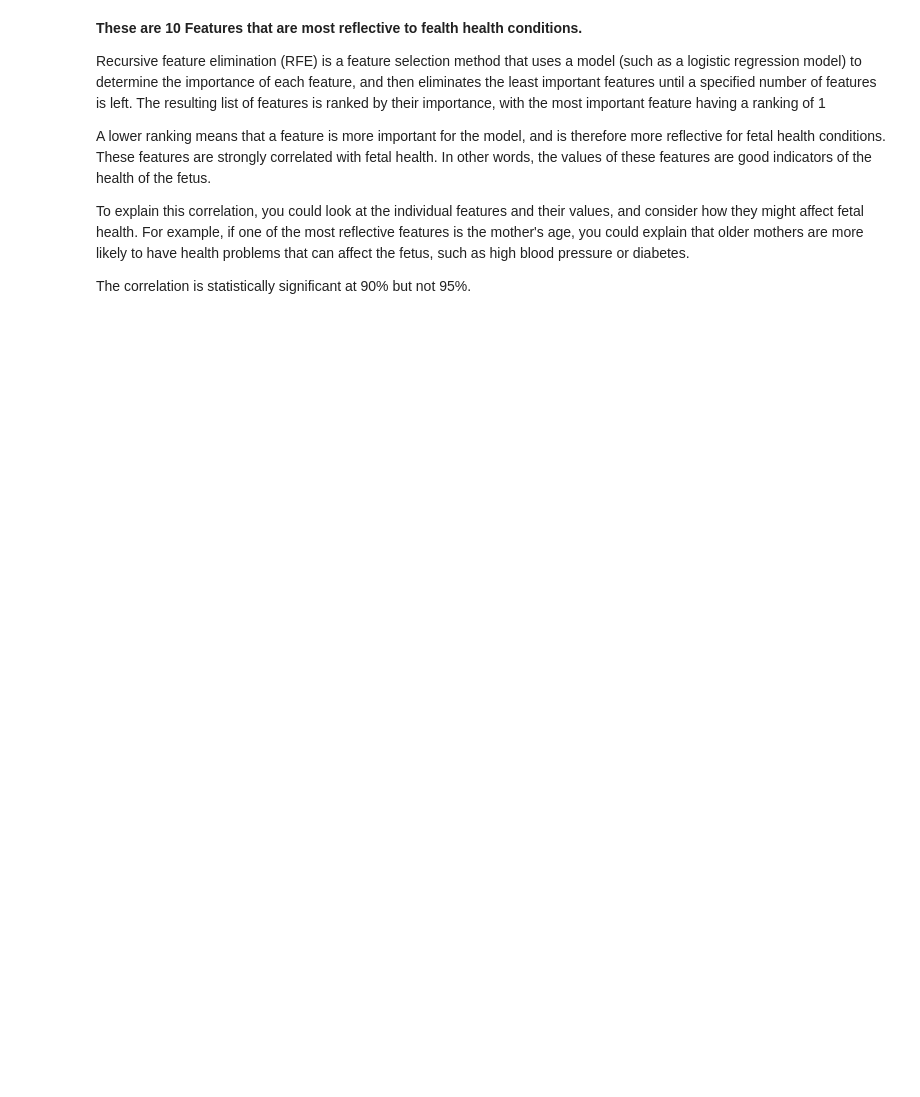
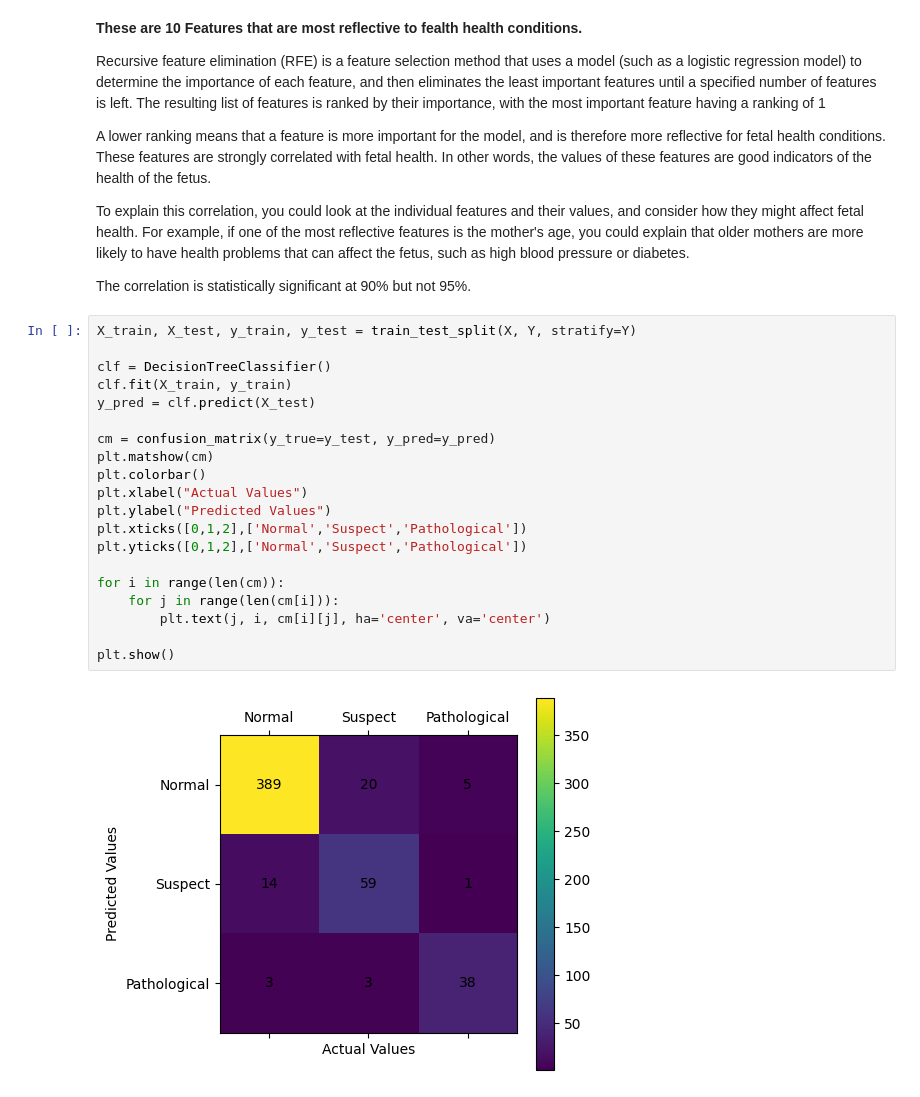
Before and after one commit to Jumaiza/CS301, a Jupyter notebook: FinalProject/finalProject.ipynb, the cells around one changed output. Drawn from its saved outputs; the diff is of its cells as text; blank space fills up the shorter version.

```diff
--- a/FinalProject/finalProject.ipynb
+++ b/FinalProject/finalProject.ipynb
@@ -103,3 +114,25 @@ These features are strongly correlated with fetal health. In other words, the va
 To explain this correlation, you could look at the individual features and their values, and consider how they might affect fetal health. For example, if one of the most reflective features is the mother's age, you could explain that older mothers are more likely to have health problems that can affect the fetus, such as high blood pressure or diabetes.
 
 The correlation is statistically significant at 90% but not 95%.
+# %%
+X_train, X_test, y_train, y_test = train_test_split(X, Y, stratify=Y)
+
+clf = DecisionTreeClassifier()
+clf.fit(X_train, y_train)
+y_pred = clf.predict(X_test)
+
+cm = confusion_matrix(y_true=y_test, y_pred=y_pred)
+plt.matshow(cm)
+plt.colorbar()
+plt.xlabel("Actual Values")
+plt.ylabel("Predicted Values")
+plt.xticks([0,1,2],['Normal','Suspect','Pathological'])
+plt.yticks([0,1,2],['Normal','Suspect','Pathological'])
+
+for i in range(len(cm)):
+    for j in range(len(cm[i])):
+        plt.text(j, i, cm[i][j], ha='center', va='center')
+
+plt.show()
+# %% [output]
+[figure, added]
```
Also changed, not shown: parts of 4 cells of this notebook.
